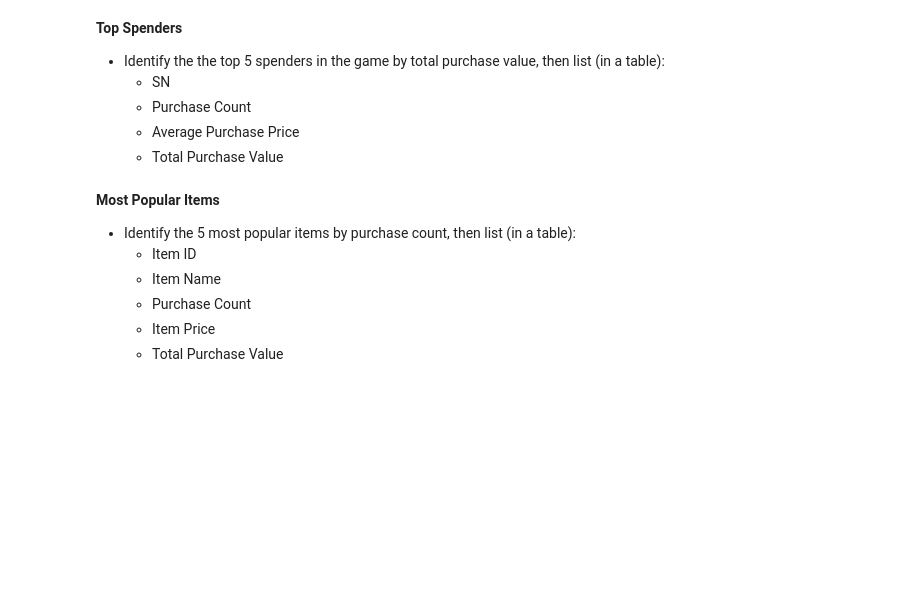
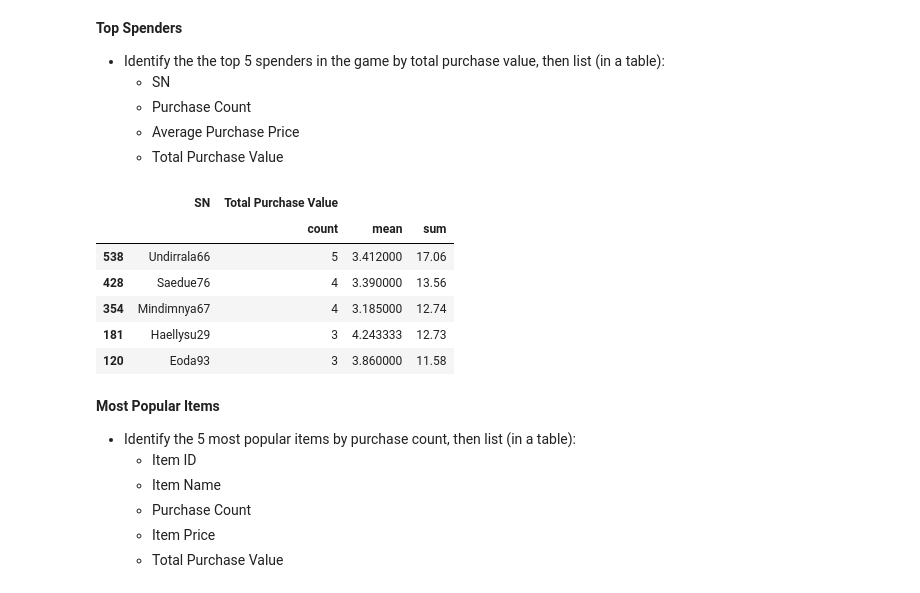
Before and after one commit to pooyasoleimany/DataScience, a Jupyter notebook: homeworks/04-pandas/heroes-of-pymoli.ipynb, the cells around one changed output. Saved outputs shown, nothing was run; the diff lists cells and outputs as text; code cells hidden in the pictures; blank space fills up the shorter version.

```diff
--- a/homeworks/04-pandas/heroes-of-pymoli.ipynb
+++ b/homeworks/04-pandas/heroes-of-pymoli.ipynb
@@ -238,6 +238,21 @@ dtype: float64
   * Purchase Count
   * Average Purchase Price
   * Total Purchase Value
+# %%
+spent_total = purchase_data[["SN","Price"]].groupby(["SN"])
+spent_total = spent_total.agg({"Price":["count", "mean", "sum"]})
+spent_total = spent_total.rename(columns={"Price": "Total Purchase Value"})
+spent_total = spent_total.reset_index()
+spent_total = spent_total.sort_values(by=[("Total Purchase Value", "sum")],ascending=False)[:5]
+spent_total.head(10)
+# %% [output]
+|  | SN | Total Purchase Value |  |  |
+|  |  | count | mean | sum |
+| 538 | Undirrala66 | 5 | 3.412000 | 17.06 |
+| 428 | Saedue76 | 4 | 3.390000 | 13.56 |
+| 354 | Mindimnya67 | 4 | 3.185000 | 12.74 |
+| 181 | Haellysu29 | 3 | 4.243333 | 12.73 |
+| 120 | Eoda93 | 3 | 3.860000 | 11.58 |
 # %% [markdown]
 **Most Popular Items**
 
```
Also changed, not shown: parts of 11 cells of this notebook.
